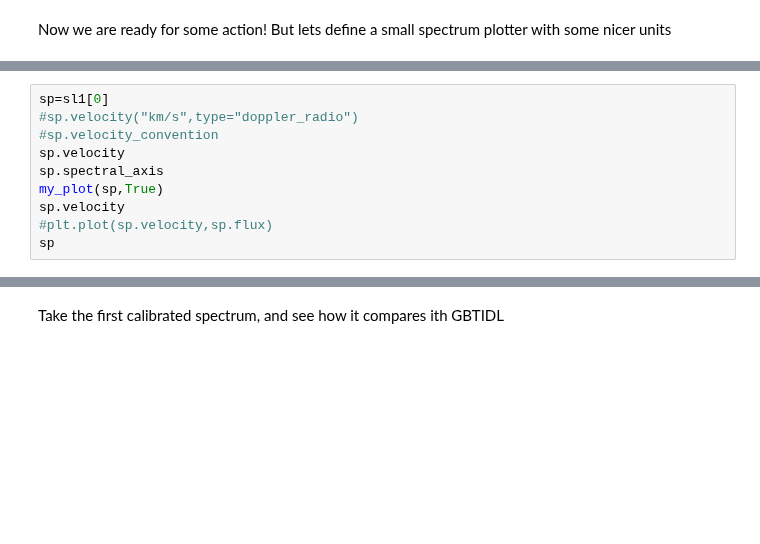
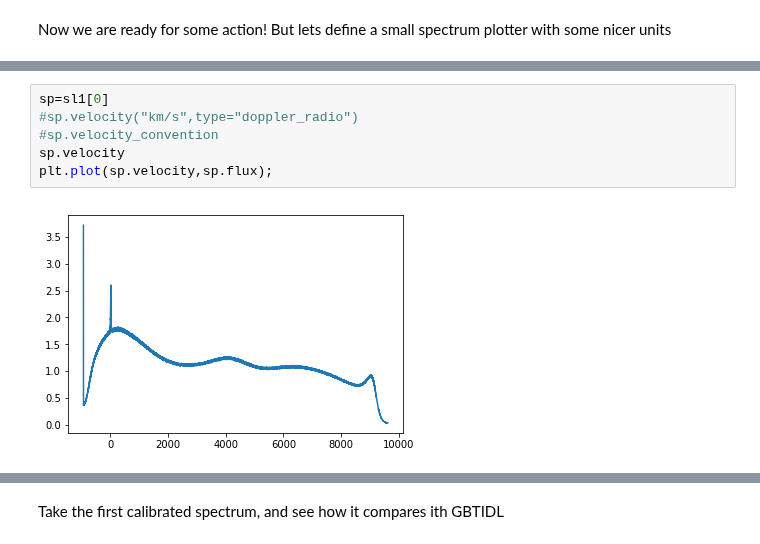
Before and after one commit to teuben/gbtoy, a Jupyter notebook: nb/ngc5291-demo2.ipynb, the cells around one changed output, grey strips where cells are left out. Saved outputs shown, nothing was run; the diff lists cells and outputs as text; blank space fills up the shorter version.

```diff
--- a/nb/ngc5291-demo2.ipynb
+++ b/nb/ngc5291-demo2.ipynb
@@ -858,13 +844,11 @@ print("Found %d spectra" % nsp)
 # %%
 sp=sl1[0]
 #sp.velocity("km/s",type="doppler_radio")
 #sp.velocity_convention
 sp.velocity
-sp.spectral_axis
-my_plot(sp,True)
-sp.velocity
-#plt.plot(sp.velocity,sp.flux)
-sp
+plt.plot(sp.velocity,sp.flux);
+# %% [output]
+[figure, added]
 # %%
 %%time
 gbt1 = my_loader1(fname)
```
Also changed, not shown: parts of 40 cells of this notebook.
